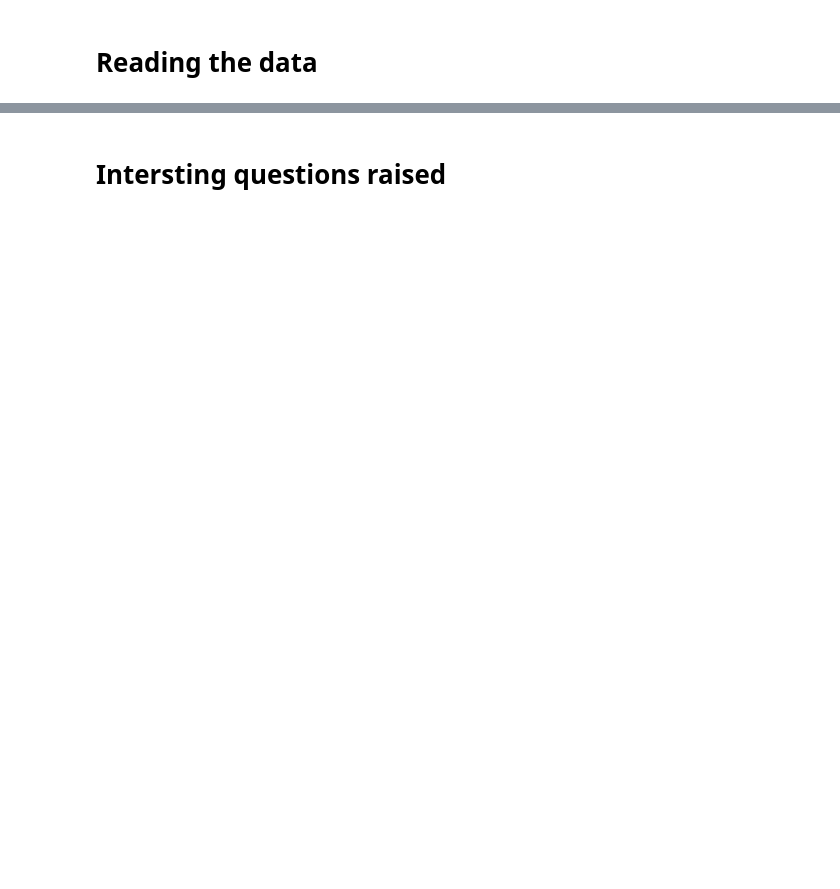
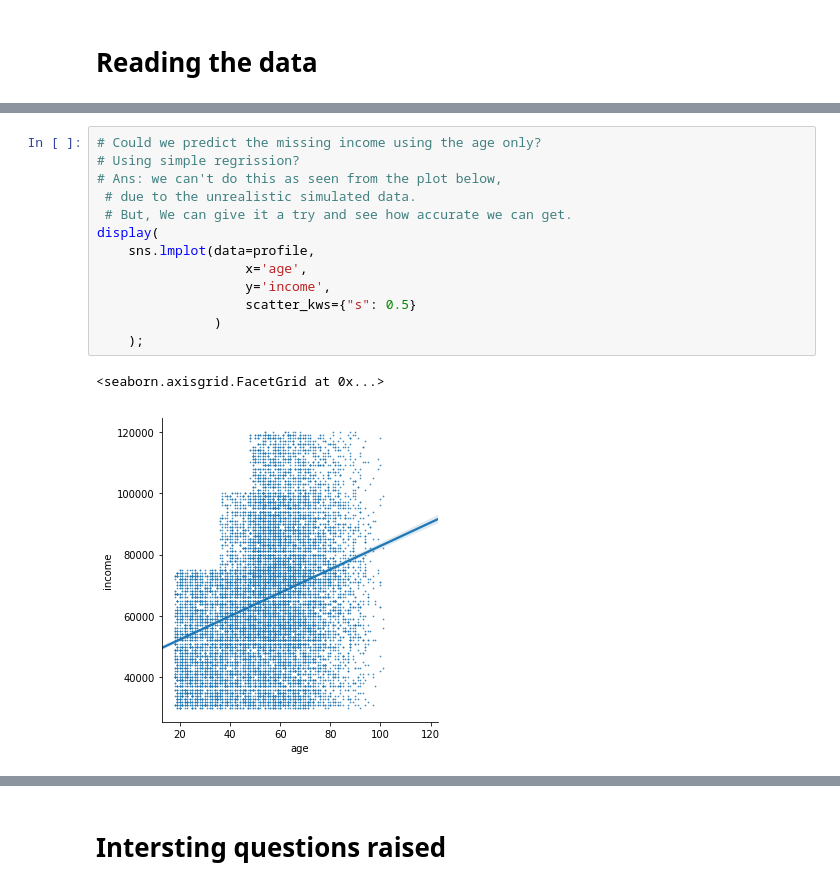
Before and after one commit to SaudAltamimi/DSND-Starbucks_Capstone_Project, a Jupyter notebook: Starbucks_Capstone_notebook.ipynb, the cells around one changed output, grey strips where cells are left out. Saved outputs shown, nothing was run; the diff lists cells and outputs as text; blank space fills up the shorter version.

```diff
--- a/Starbucks_Capstone_notebook.ipynb
+++ b/Starbucks_Capstone_notebook.ipynb
@@ -111,0 +164,16 @@ Name: gender, dtype: int64
+# %%
+# Could we predict the missing income using the age only?
+# Using simple regrission?
+# Ans: we can't do this as seen from the plot below,
+ # due to the unrealistic simulated data.
+ # But, We can give it a try and see how accurate we can get.
+display(
+    sns.lmplot(data=profile,
+                   x='age',
+                   y='income',
+                   scatter_kws={"s": 0.5}
+               )
+    );
+# %% [output]
+<seaborn.axisgrid.FacetGrid at 0x...>
+[figure, added]
```
Also changed, not shown: parts of 32 cells of this notebook.
